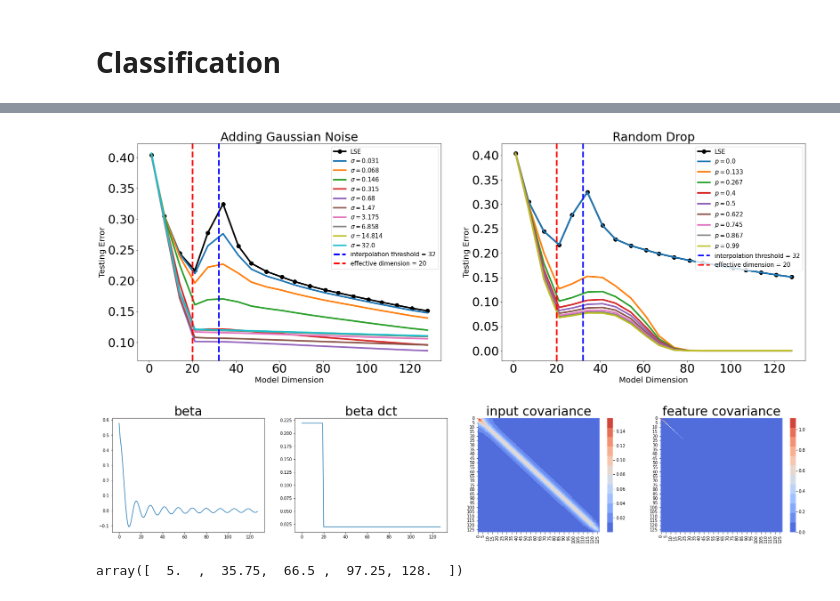
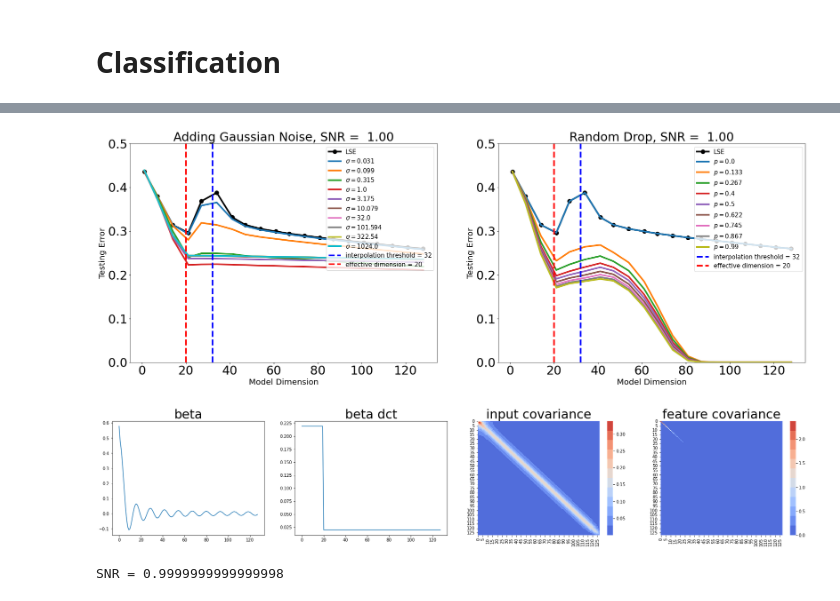
Before and after one commit to nerdslab/augmentation-theory, a Jupyter notebook: overpara_good.ipynb, the cells around one changed output, grey strips where cells are left out. Cells and saved outputs as stored; diff of their text form; code cells hidden in the pictures.

```diff
--- a/overpara_good.ipynb
+++ b/overpara_good.ipynb
@@ -20,23 +20,30 @@ num_sample = 32
 max_d = ambientDimension
 num_para_list = [int(x) for x in np.linspace(1, ambientDimension, 20)]
 
-# Data generation model
+# Data generation model:
 featureMean = np.zeros(ambientDimension)
 DCT = dct(np.identity(ambientDimension), axis=0, norm='ortho')
-Sigma = 1 * np.identity(ambientDimension)
-decay = .9
-for i in range(ambientDimension):
-    Sigma[i, i] = decay ** (i - 1)
-featureCov = DCT.dot(Sigma).dot(DCT.T)
-coef = 0.02 + np.zeros(ambientDimension)
-# betaStar has most of its energy concentrated at the first 20 dct components
+# 1. betaStar has most of its energy concentrated at the first 20 dct components
 betaStar = 0
 eff_dim = 20
+coef = 0.02 + np.zeros(ambientDimension)
 for i in range(eff_dim):
     coef[i] = np.sqrt((1 - (0.02 ** 2) * (ambientDimension - eff_dim)) / eff_dim)
 for i in range(ambientDimension):
     betaStar += coef[i] * DCT[:,i]
 betaStar = betaStar.reshape(-1,1)
+# 2. input data distribution
+Sigma = np.identity(ambientDimension)
+decay = .9
+snr = 1
+for i in range(ambientDimension):
+    Sigma[i, i] = decay ** (i - 1)
+featureCov = DCT.dot(Sigma).dot(DCT.T)
+leading_factor = (LA.norm(betaStar))**4 / betaStar.T.dot(featureCov).dot(betaStar)[0][0] / snr
+featureCov = leading_factor * featureCov
+
+
+
 
 # Training model
 # cosine dct model (perfect model)
@@ -107,7 +114,7 @@ def get_exp_risk(para_ridge_list, para_crop_list):
 # "crop_finite": dropout with k fixed patterns, "crop": dropout with p dropout rate,
 # "ridge": add gaussian with power sigma s^2, "proj": random projection with k dimensional space,
 # "mixup": mix-up with beta distribution parameter b
-ridge_params = np.power(2, np.linspace(-10, 10, num=10))
+ridge_params = np.power(2, np.linspace(-10, 20, num=10))
 crop_params = np.concatenate((np.linspace(0, 0.4, num=4), np.linspace(.5, .99, num=5)))
 # %%
 risk_ridge = np.zeros([len(num_para_list), len(ridge_params)])
@@ -135,38 +328,38 @@ import seaborn as sns
 
 plt.figure(figsize=(30, 10))
 plt.subplot(1,2,1)
 x_ax = num_para_list
 plt.plot(x_ax, risk_lse, label="LSE", color='black', marker='o', markersize=10, linewidth=4.0)
 for i in range(len(ridge_params)):
     plt.plot(x_ax, risk_ridge[:,i], label=r'$\sigma=$'+str(round(np.sqrt(ridge_params[i]),3)), linewidth=4.0) # Gaussian noise
     #plt.yscale("log")
 plt.axvline(x=num_sample, label='interpolation threshold = ' + str(num_sample), c='blue', ls='--', linewidth=4.0)
 plt.axvline(x=eff_dim, label='effective dimension = ' + str(eff_dim), c='red', ls='--', linewidth=4.0)
 plt.legend(loc="upper right", prop={'size': 15})
 plt.xlabel('Model Dimension', fontsize=20)
 plt.ylabel('Testing Error', fontsize=20)
 plt.xticks(fontsize=30)
 plt.yticks(fontsize=30)
-plt.title("Adding Gaussian Noise", fontsize=30)
-#plt.ylim(1 * 1e-2,1e0)
+plt.title(f"Adding Gaussian Noise, SNR = {snr: 0.2f}", fontsize=30)
+plt.ylim(0, 0.5)
 
 plt.subplot(1,2,2)
 plt.plot(x_ax, risk_lse, label="LSE", color='black', marker='o', markersize=10, linewidth=4.0)
 for i in range(0, len(crop_params)):
     plt.plot(x_ax, risk_crop[:,i],label=r'$p=$'+str(round(crop_params[i],3)), linewidth=4.0) # Random crop
     #plt.yscale("log")
 plt.axvline(x=num_sample, label='interpolation threshold = ' + str(num_sample), c='blue', ls='--', linewidth=4.0)
 plt.axvline(x=eff_dim, label='effective dimension = ' + str(eff_dim), c='red', ls='--', linewidth=4.0)
 plt.legend(loc="upper right", prop={'size': 15})
 plt.xlabel('Model Dimension', fontsize=20)
 plt.ylabel('Testing Error', fontsize=20)
 plt.xticks(fontsize=30)
 plt.yticks(fontsize=30)
-plt.title("Random Drop", fontsize=30)
-#plt.ylim(1 * 1e-2,1e0)
+plt.title(f"Random Drop, SNR = {snr: 0.2f}", fontsize=30)
+plt.ylim(0, 0.5)
 plt.show()
 # %% [output]
-[figure, old version]
+[figure, new version]
 # %%
 plt.figure(figsize=(30, 5))
 plt.subplot(1,4,1)
@@ -186,8 +379,9 @@ ax.set_title('feature covariance', fontsize=30)
 
 plt.show()
 # %% [output]
-[figure, old version]
+[figure, new version]
-# %%
-np.linspace(5, ambientDimension, 5)
-# %% [output]
-array([  5.  ,  35.75,  66.5 ,  97.25, 128.  ])
+# %%
+snr = (LA.norm(betaStar))**4 / betaStar.T.dot(featureCov).dot(betaStar)[0][0]
+print(f"SNR = {snr}")
+# %% [output]
+SNR = 0.9999999999999998
```
Also changed, not shown: parts of 1 cell of this notebook.
